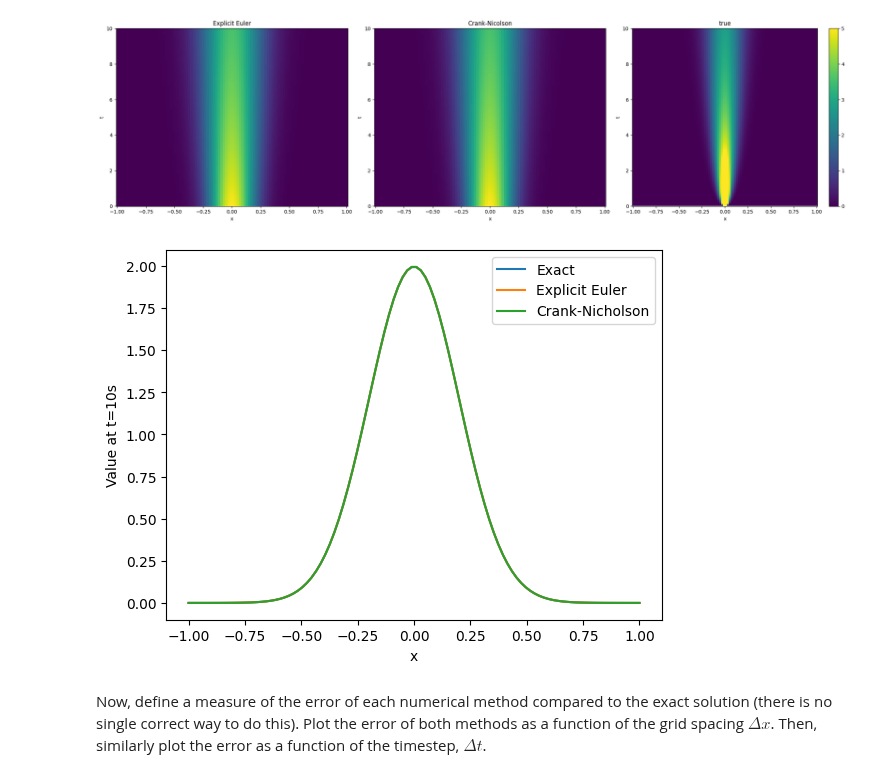
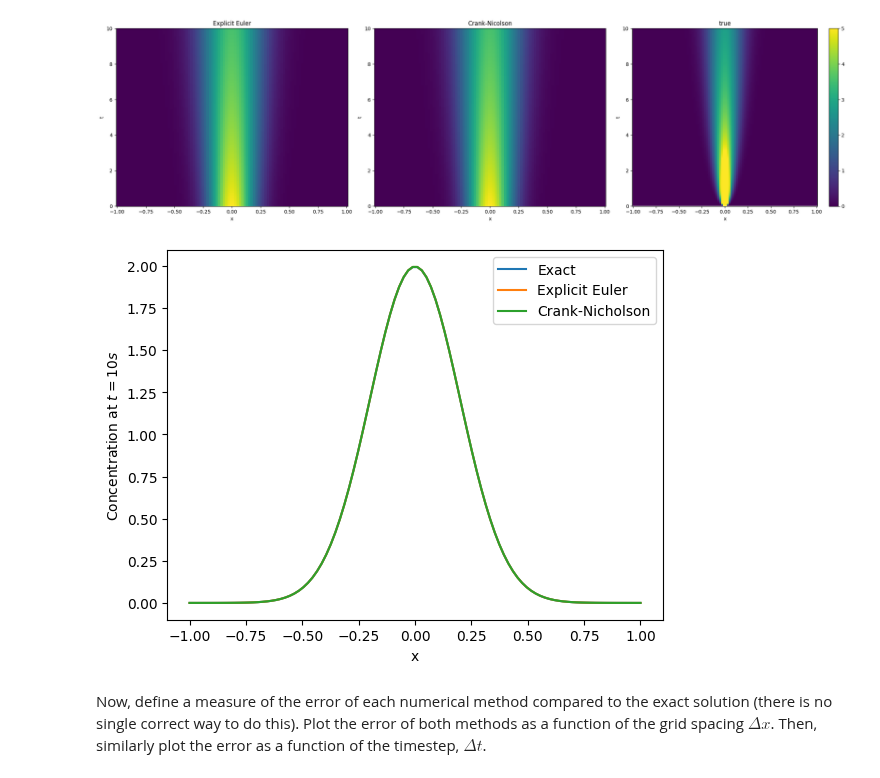
Before and after one commit to AnnabelHall/QCES_LNM, a Jupyter notebook: Project1_numerical_methods.ipynb, the cells around one changed output. Cells and saved outputs as stored; diff of their text form; code cells hidden in the pictures.

```diff
--- a/Project1_numerical_methods.ipynb
+++ b/Project1_numerical_methods.ipynb
@@ -269,25 +269,25 @@ plt.show()
 # %%
 # c_EE.T.shape, x.shape, t.shape
 
 def oneD_conc(x, t, kappa):
     return  (4*np.pi*kappa*t)**(-0.5)*np.exp(-1*np.square(x) / (4*kappa*t))
 
 # t is 20 for the exact equation
 # Here, time runs from 0 to 20
 # in the models, t is 10 - this is because they start at the 'centre'
 # one side moves in the positive direction (10 to 20) while the other moves from 10 to 0.
 
 exact_value = oneD_conc(x, 20, kappa)
 
 plt.plot(x, exact_value, label = 'Exact')
 plt.plot(x, c_EE[:,-1], label = 'Explicit Euler')
 plt.plot(x, c_CN[:,-1], label = 'Crank-Nicholson')
 plt.legend()
 plt.xlabel('x')
-plt.ylabel('Value at t=10s')
+plt.ylabel('Concentration at $t=10s$')
 plt.show()
 # %% [output]
-[figure, old version]
+[figure, new version]
 # %% [markdown]
 Now, define a measure of the error of each numerical method compared to the exact solution (there is no single correct way to do this). Plot the error of both methods as a function of the grid spacing $\Delta x$. Then, similarly plot the error as a function of the timestep, $\Delta t$.
 # %% [markdown]
```
Also changed, not shown: parts of 5 cells of this notebook.
